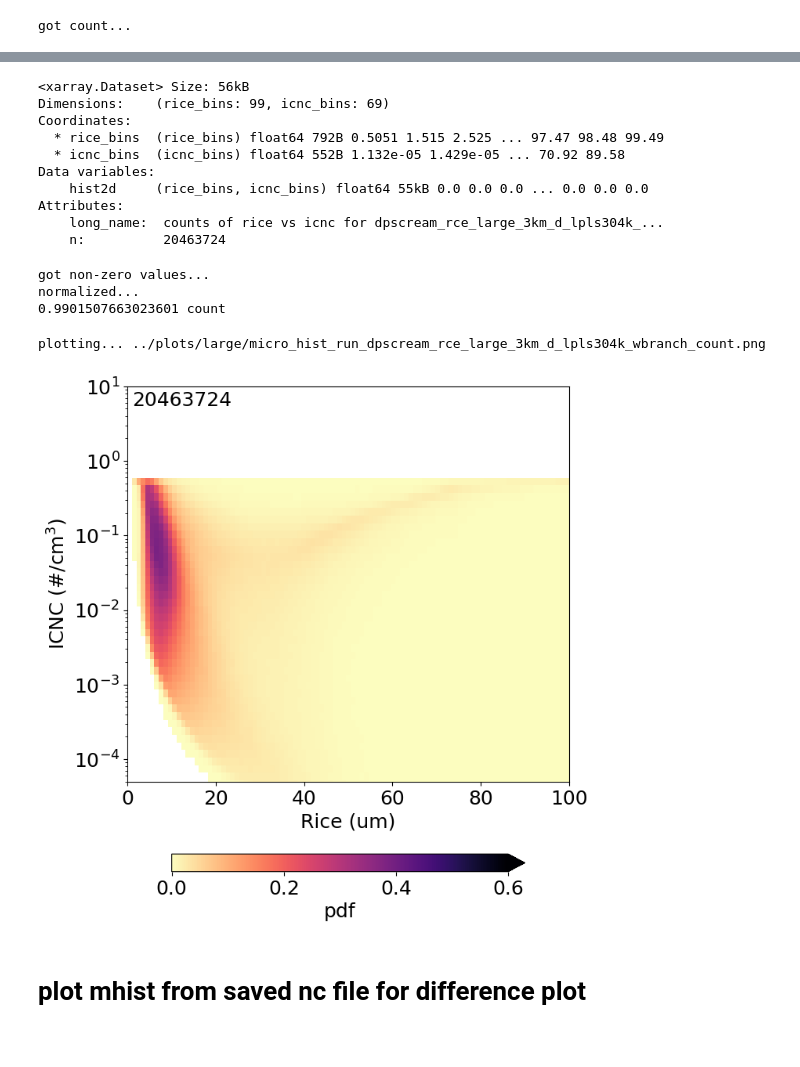
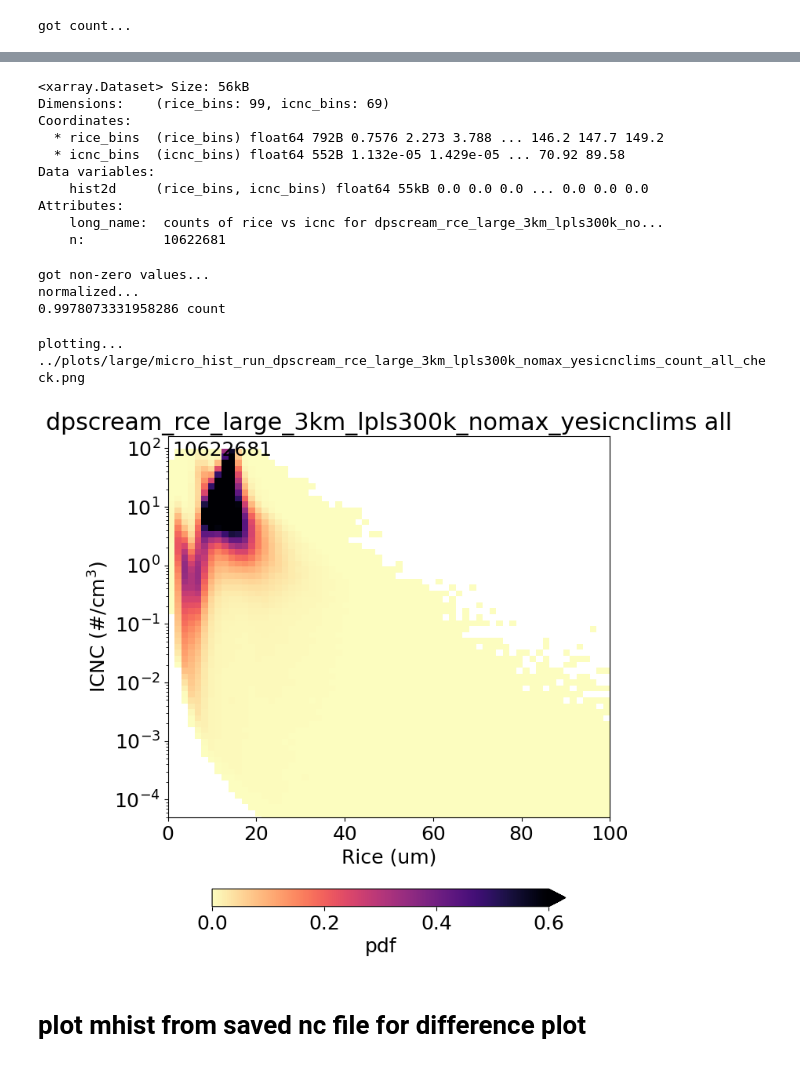
Before and after one commit to smturbev/scmlib, a Jupyter notebook: DP_diagnostics/notebooks/large_domain/micro_p3_hist-large.ipynb, the cells around one changed output, grey strips where cells are left out. Saved outputs shown, nothing was run; the diff lists cells and outputs as text; code cells hidden in the pictures.

```diff
--- a/DP_diagnostics/notebooks/large_domain/micro_p3_hist-large.ipynb
+++ b/DP_diagnostics/notebooks/large_domain/micro_p3_hist-large.ipynb
@@ -514,15 +518,15 @@ da = xr.DataArray(hist, dims=["rice_bins","icnc_bins"],
 ds = xr.Dataset({"hist2d":da}, attrs=da.attrs)
 print(ds)
 
-ds.to_netcdf(f"../stats/mhist2d_count_{run}_last5days.nc")
+ds.to_netcdf(f"../stats/mhist2d_count_{run}_{setup}_last5days.nc")
 # %% [output]
 <xarray.Dataset> Size: 56kB
 Dimensions:    (rice_bins: 99, icnc_bins: 69)
 Coordinates:
-  * rice_bins  (rice_bins) float64 792B 0.5051 1.515 2.525 ... 97.47 98.48 99.49
+  * rice_bins  (rice_bins) float64 792B 0.7576 2.273 3.788 ... 146.2 147.7 149.2
   * icnc_bins  (icnc_bins) float64 552B 1.132e-05 1.429e-05 ... 70.92 89.58
 Data variables:
     hist2d     (rice_bins, icnc_bins) float64 55kB 0.0 0.0 0.0 ... 0.0 0.0 0.0
 Attributes:
-    long_name:  counts of rice vs icnc for dpscream_rce_large_3km_d_lpls304k_...
-    n:          20463724
+    long_name:  counts of rice vs icnc for dpscream_rce_large_3km_lpls300k_no...
+    n:          10622681
@@ -529,5 +535,5 @@ Attributes:
 # %%
-ds = xr.open_dataset(f"../stats/mhist2d_count_{run}_last5days.nc")
+ds = xr.open_dataset(f"../stats/mhist2d_count_{run}_{setup}_last5days.nc")
 hist = ds.hist2d
 xbins = ds.rice_bins
 ybins = ds.icnc_bins
@@ -542,28 +548,29 @@ print(np.nansum(hist),stat,end="")
 # %% [output]
 got non-zero values...
 normalized...
-0.9901507663023601 count
+0.9978073331958286 count
 # %%
 print("plotting... ", end="")
 fig, ax = plt.subplots(1, 1, figsize=(7,7), constrained_layout=True)
 cf = ax.pcolormesh(xbins, ybins, (hist*100).T, cmap="magma_r",
                       shading='auto',
                       # levels=[0,1,2,4,8,16,32,48]
                       vmin = 0, vmax=0.6 #0.02, 0.3 std
                      )
 ax.set(yscale='log')
-ax.set(xlim=[0,100], ylim=[5e-5,10])
+ax.set(xlim=[0,100], ylim=[5e-5,160])
 ax.set(ylabel="ICNC (#/cm$^3$)", xlabel="Rice (um)")
 ax.annotate(n, xy=(0.01,0.95), xycoords="axes fraction")
 plt.colorbar(cf, ax=ax, label="pdf", location="bottom",
              shrink=0.8, extend='max')
-savename=f"../plots/large/micro_hist_run_{run}_{stat}.png"
+savename=f"../plots/large/micro_hist_run_{run}_{stat}_{setup}_check.png"
 print(savename)
+ax.set(title=f'{run} {setup}')
 plt.savefig(savename, dpi=120)
 plt.show()
 # %% [output]
-plotting... ../plots/large/micro_hist_run_dpscream_rce_large_3km_d_lpls304k_wbranch_count.png
+plotting... ../plots/large/micro_hist_run_dpscream_rce_large_3km_lpls300k_nomax_yesicnclims_count_all_check.png
-[figure, old version]
+[figure, new version]
 # %% [markdown]
 # plot mhist from saved nc file for difference plot
 # %%
```
Also changed, not shown: parts of 13 cells of this notebook, 31 other files.
